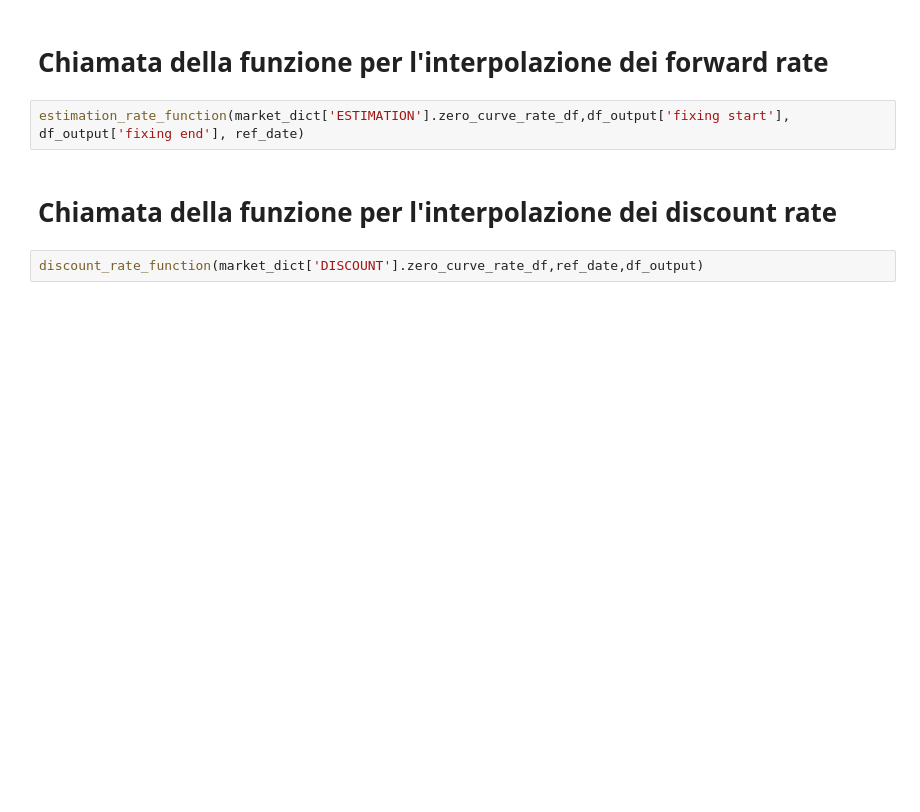
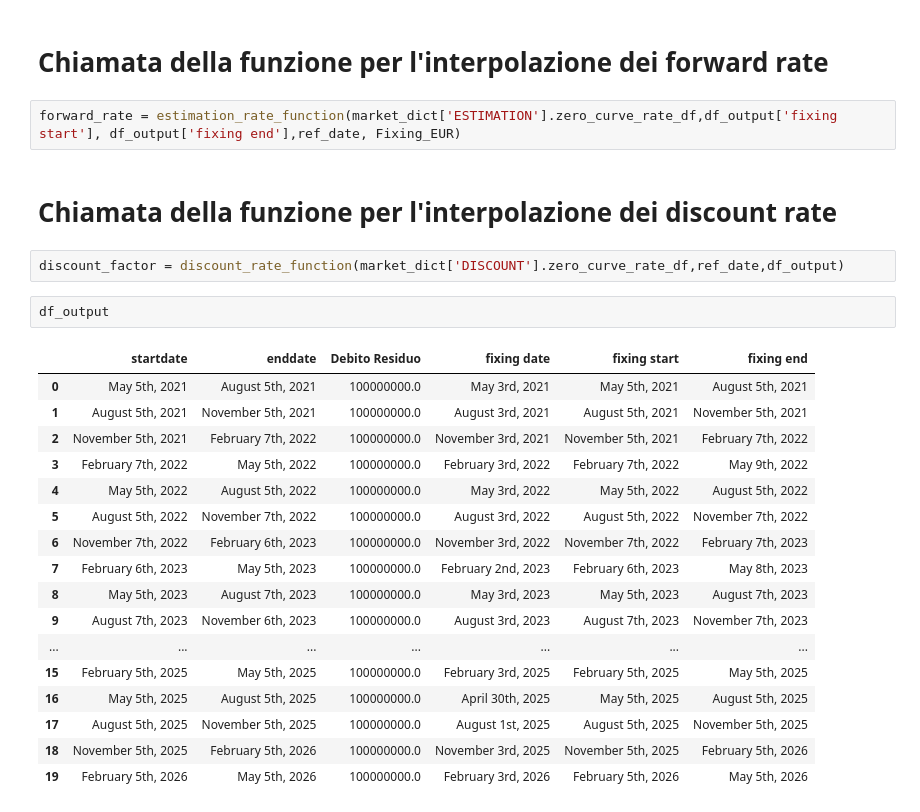
Before and after one commit to MPrazzoli/corpsol, a Jupyter notebook: main.ipynb, the cells around one changed output. Saved outputs shown, nothing was run; the diff lists cells and outputs as text; blank space fills up the shorter version.

```diff
--- a/main.ipynb
+++ b/main.ipynb
@@ -145,8 +203,28 @@ for i, d in enumerate(market_dict['DISCOUNT'].zero_curve_rate_df['DATE']):
 # %% [markdown]
 # Chiamata della funzione per l'interpolazione dei forward rate
 # %%
-estimation_rate_function(market_dict['ESTIMATION'].zero_curve_rate_df,df_output['fixing start'], df_output['fixing end'], ref_date)
+forward_rate = estimation_rate_function(market_dict['ESTIMATION'].zero_curve_rate_df,df_output['fixing start'], df_output['fixing end'],ref_date, Fixing_EUR)
 # %% [markdown]
 # Chiamata della funzione per l'interpolazione dei discount rate
 # %%
-discount_rate_function(market_dict['DISCOUNT'].zero_curve_rate_df,ref_date,df_output)
+discount_factor = discount_rate_function(market_dict['DISCOUNT'].zero_curve_rate_df,ref_date,df_output)
+# %%
+df_output
+# %% [output]
+|  | startdate | enddate | Debito Residuo | fixing date | fixing start | fixing end |
+| 0 | May 5th, 2021 | August 5th, 2021 | 100000000.0 | May 3rd, 2021 | May 5th, 2021 | August 5th, 2021 |
+| 1 | August 5th, 2021 | November 5th, 2021 | 100000000.0 | August 3rd, 2021 | August 5th, 2021 | November 5th, 2021 |
+| 2 | November 5th, 2021 | February 7th, 2022 | 100000000.0 | November 3rd, 2021 | November 5th, 2021 | February 7th, 2022 |
+| 3 | February 7th, 2022 | May 5th, 2022 | 100000000.0 | February 3rd, 2022 | February 7th, 2022 | May 9th, 2022 |
+| 4 | May 5th, 2022 | August 5th, 2022 | 100000000.0 | May 3rd, 2022 | May 5th, 2022 | August 5th, 2022 |
+| 5 | August 5th, 2022 | November 7th, 2022 | 100000000.0 | August 3rd, 2022 | August 5th, 2022 | November 7th, 2022 |
+| 6 | November 7th, 2022 | February 6th, 2023 | 100000000.0 | November 3rd, 2022 | November 7th, 2022 | February 7th, 2023 |
+| 7 | February 6th, 2023 | May 5th, 2023 | 100000000.0 | February 2nd, 2023 | February 6th, 2023 | May 8th, 2023 |
+| 8 | May 5th, 2023 | August 7th, 2023 | 100000000.0 | May 3rd, 2023 | May 5th, 2023 | August 7th, 2023 |
+| 9 | August 7th, 2023 | November 6th, 2023 | 100000000.0 | August 3rd, 2023 | August 7th, 2023 | November 7th, 2023 |
+| ... | ... | ... | ... | ... | ... | ... |
+| 15 | February 5th, 2025 | May 5th, 2025 | 100000000.0 | February 3rd, 2025 | February 5th, 2025 | May 5th, 2025 |
+| 16 | May 5th, 2025 | August 5th, 2025 | 100000000.0 | April 30th, 2025 | May 5th, 2025 | August 5th, 2025 |
+| 17 | August 5th, 2025 | November 5th, 2025 | 100000000.0 | August 1st, 2025 | August 5th, 2025 | November 5th, 2025 |
+| 18 | November 5th, 2025 | February 5th, 2026 | 100000000.0 | November 3rd, 2025 | November 5th, 2025 | February 5th, 2026 |
+| 19 | February 5th, 2026 | May 5th, 2026 | 100000000.0 | February 3rd, 2026 | February 5th, 2026 | May 5th, 2026 |
```
Also changed, not shown: parts of 17 cells of this notebook, 1 other file.
